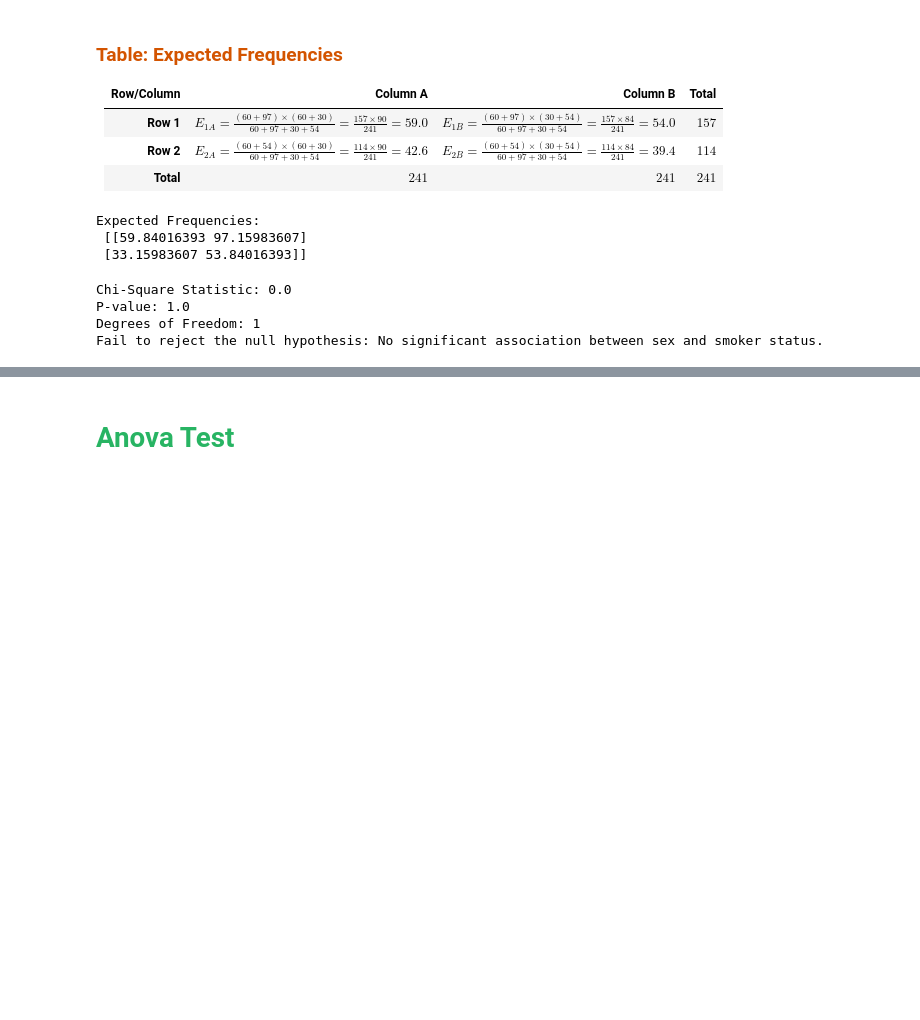
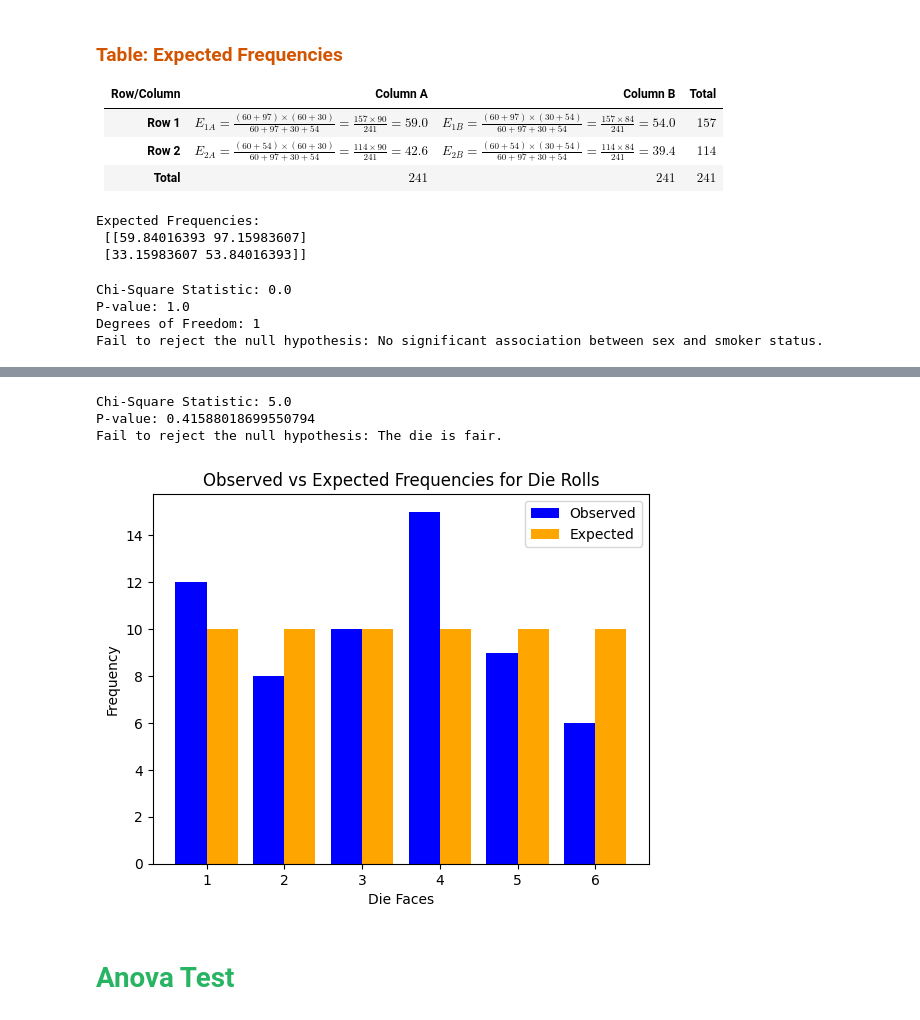
Before and after one commit to Ankush610/DataScience, a Jupyter notebook: notebooks/3_Exploratory_Data_Analytics/notebook4_hypothesis_testing.ipynb, the cells around one changed output, grey strips where cells are left out. Drawn from its saved outputs; the diff is of its cells as text; code cells hidden in the pictures; blank space fills up the shorter version.

```diff
--- a/notebooks/3_Exploratory_Data_Analytics/notebook4_hypothesis_testing.ipynb
+++ b/notebooks/3_Exploratory_Data_Analytics/notebook4_hypothesis_testing.ipynb
@@ -635,2 +737,46 @@ Fail to reject the null hypothesis: No significant association between sex and s
+# %%
+import numpy as np
+import scipy.stats as stats
+import matplotlib.pyplot as plt
+
+# Observed frequencies from rolling the die
+observed = np.array([12, 8, 10, 15, 9, 6])  # Example counts for faces 1 to 6
+
+# Expected frequencies for a fair die
+expected = np.array([10, 10, 10, 10, 10, 10])  # Expected counts for faces 1 to 6
+
+# Perform the Chi-Square Goodness of Fit Test
+chi2_stat, p_value = stats.chisquare(observed, expected)
+
+# Print the results
+print("Chi-Square Statistic:", chi2_stat)
+print("P-value:", p_value)
+
+# Decision making
+alpha = 0.05  # significance level
+if p_value < alpha:
+    print("Reject the null hypothesis: The die is not fair.")
+else:
+    print("Fail to reject the null hypothesis: The die is fair.")
+# %% [output]
+Chi-Square Statistic: 5.0
+P-value: 0.41588018699550794
+Fail to reject the null hypothesis: The die is fair.
+# %%
+# Visualization
+labels = ['1', '2', '3', '4', '5', '6']
+x = np.arange(len(labels))
+
+# Plotting observed vs expected frequencies
+plt.bar(x - 0.2, observed, width=0.4, label='Observed', color='blue')
+plt.bar(x + 0.2, expected, width=0.4, label='Expected', color='orange')
+plt.xticks(x, labels)
+plt.xlabel('Die Faces')
+plt.ylabel('Frequency')
+plt.title('Observed vs Expected Frequencies for Die Rolls')
+plt.legend()
+plt.show()
+# %% [output]
+[figure, added]
 # %% [markdown]
 # **<span style="color:#28B463">Anova Test</span>**
```
Also changed, not shown: parts of 10 cells of this notebook, 3 other files.
